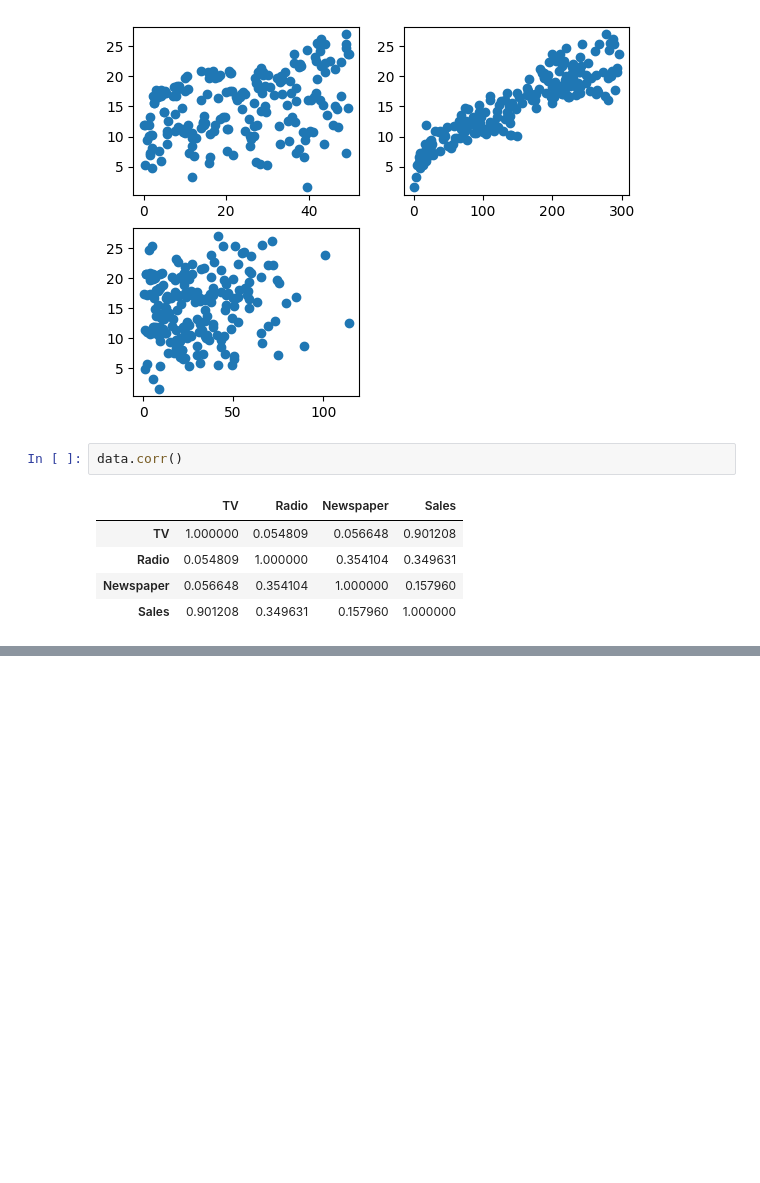
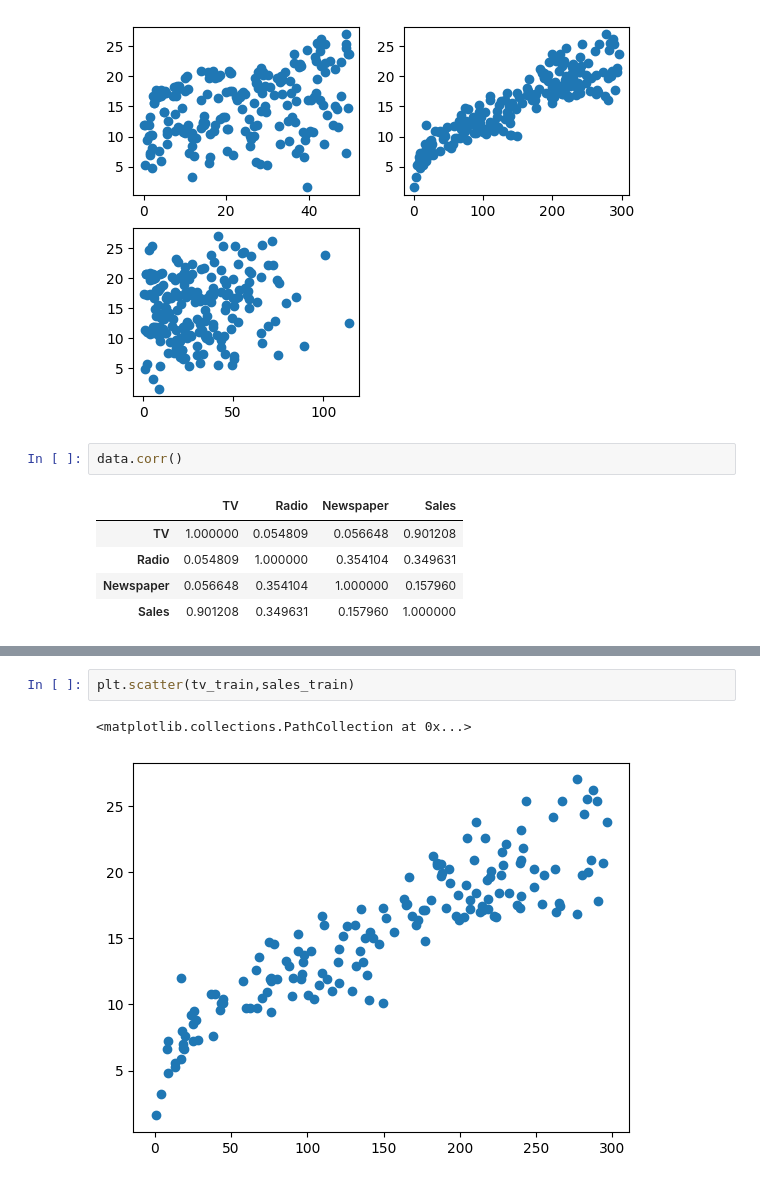
Before and after one commit to RishabhPIET/python-project-Internships, a Jupyter notebook: project_04/advertise.ipynb, the cells around one changed output, grey strips where cells are left out. Drawn from its saved outputs; the diff is of its cells as text; blank space fills up the shorter version.

```diff
--- a/project_04/advertise.ipynb
+++ b/project_04/advertise.ipynb
@@ -117,0 +175,5 @@ data.corr()
+# %%
+plt.scatter(tv_train,sales_train)
+# %% [output]
+<matplotlib.collections.PathCollection at 0x...>
+[figure, added]
```
Also changed, not shown: parts of 13 cells of this notebook, 1 other file.
